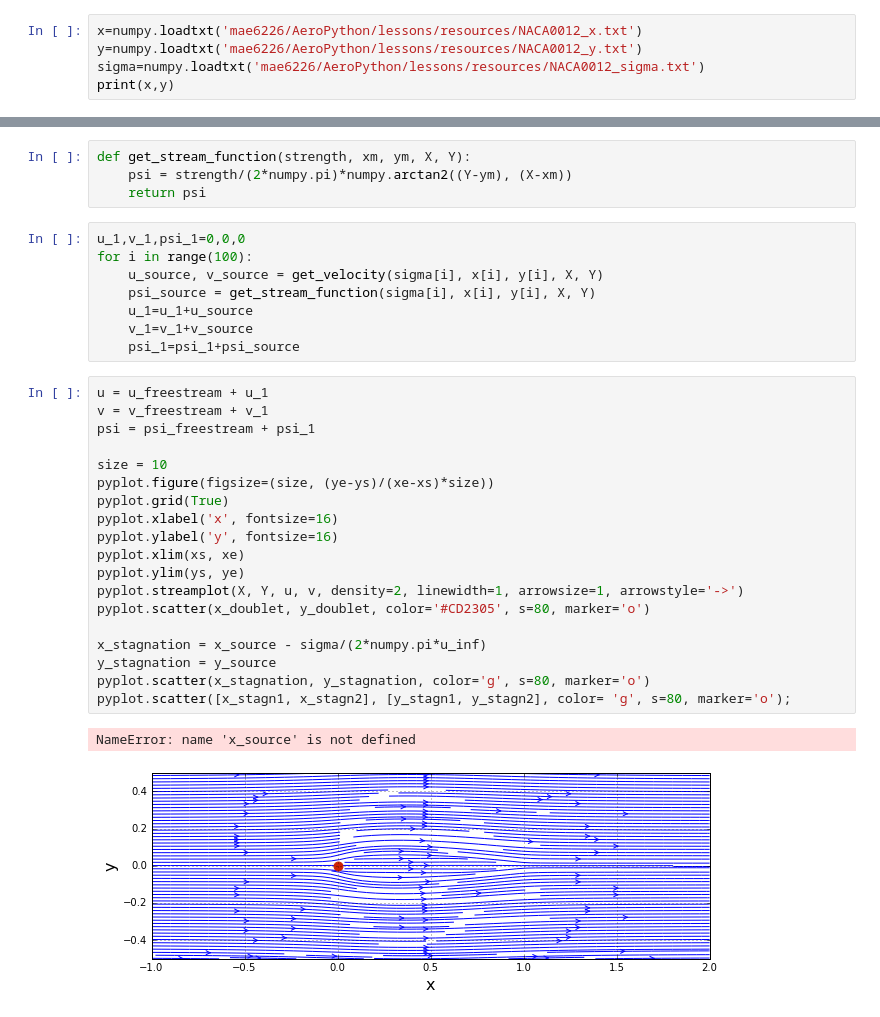
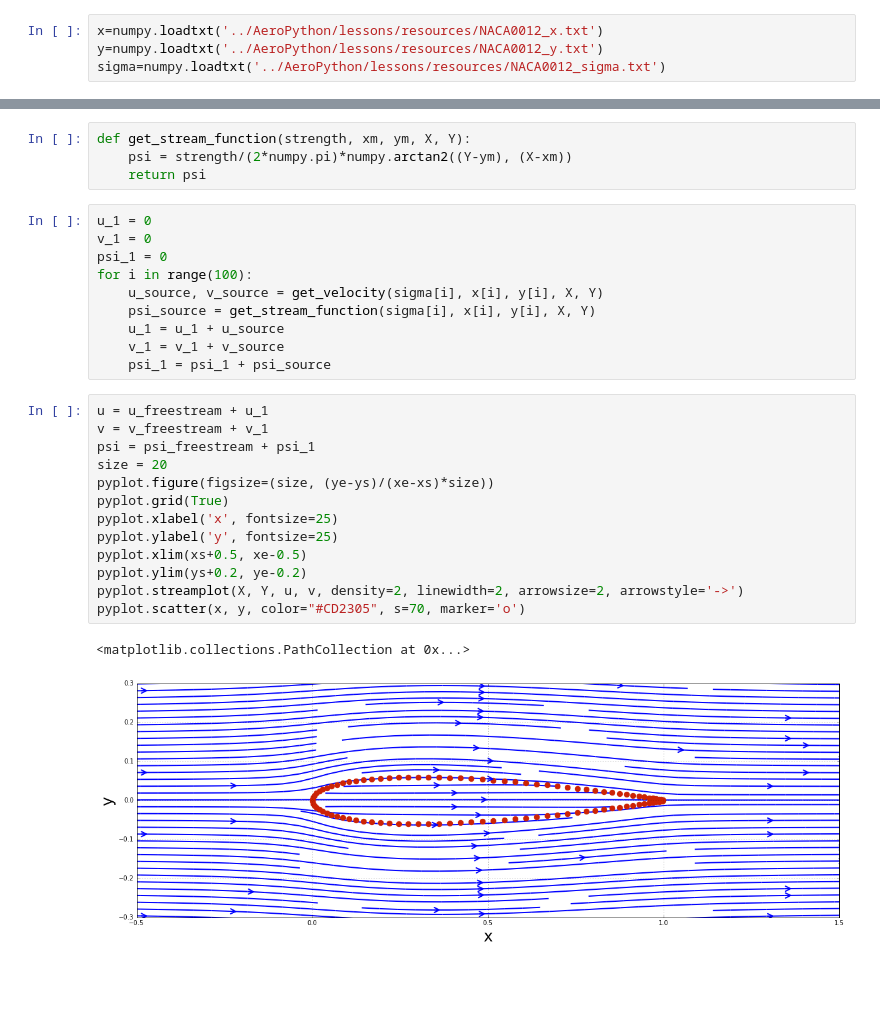
Before and after one commit to qweaxdzsc/mae6226-workspace, a Jupyter notebook: assignment1.ipynb, the cells around one changed output, grey strips where cells are left out. Drawn from its saved outputs; the diff is of its cells as text; blank space fills up the shorter version.

```diff
--- a/assignment1.ipynb
+++ b/assignment1.ipynb
@@ -11,7 +11,6 @@ x = numpy.linspace(xs, xe, N)
 y = numpy.linspace(ys, ye, N)
 X, Y = numpy.meshgrid(x, y)
 # %%
-x=numpy.loadtxt('mae6226/AeroPython/lessons/resources/NACA0012_x.txt')
-y=numpy.loadtxt('mae6226/AeroPython/lessons/resources/NACA0012_y.txt')
-sigma=numpy.loadtxt('mae6226/AeroPython/lessons/resources/NACA0012_sigma.txt')
-print(x,y)
+x=numpy.loadtxt('../AeroPython/lessons/resources/NACA0012_x.txt')
+y=numpy.loadtxt('../AeroPython/lessons/resources/NACA0012_y.txt')
+sigma=numpy.loadtxt('../AeroPython/lessons/resources/NACA0012_sigma.txt')
@@ -63,33 +40,29 @@ def get_stream_function(strength, xm, ym, X, Y):
     psi = strength/(2*numpy.pi)*numpy.arctan2((Y-ym), (X-xm))
     return psi
 # %%
-u_1,v_1,psi_1=0,0,0
+u_1 = 0
+v_1 = 0
+psi_1 = 0
 for i in range(100):
     u_source, v_source = get_velocity(sigma[i], x[i], y[i], X, Y)
     psi_source = get_stream_function(sigma[i], x[i], y[i], X, Y)
-    u_1=u_1+u_source
-    v_1=v_1+v_source
-    psi_1=psi_1+psi_source
+    u_1 = u_1 + u_source
+    v_1 = v_1 + v_source
+    psi_1 = psi_1 + psi_source
 # %%
 u = u_freestream + u_1
 v = v_freestream + v_1
 psi = psi_freestream + psi_1
-
-size = 10
+size = 20
 pyplot.figure(figsize=(size, (ye-ys)/(xe-xs)*size))
 pyplot.grid(True)
-pyplot.xlabel('x', fontsize=16)
-pyplot.ylabel('y', fontsize=16)
-pyplot.xlim(xs, xe)
-pyplot.ylim(ys, ye)
-pyplot.streamplot(X, Y, u, v, density=2, linewidth=1, arrowsize=1, arrowstyle='->')
-pyplot.scatter(x_doublet, y_doublet, color='#CD2305', s=80, marker='o')
-
-x_stagnation = x_source - sigma/(2*numpy.pi*u_inf)
-y_stagnation = y_source
-pyplot.scatter(x_stagnation, y_stagnation, color='g', s=80, marker='o')
-pyplot.scatter([x_stagn1, x_stagn2], [y_stagn1, y_stagn2], color= 'g', s=80, marker='o');
+pyplot.xlabel('x', fontsize=25)
+pyplot.ylabel('y', fontsize=25)
+pyplot.xlim(xs+0.5, xe-0.5)
+pyplot.ylim(ys+0.2, ye-0.2)
+pyplot.streamplot(X, Y, u, v, density=2, linewidth=2, arrowsize=2, arrowstyle='->')
+pyplot.scatter(x, y, color="#CD2305", s=70, marker='o')
 # %% [output]
-NameError: name 'x_source' is not defined
+<matplotlib.collections.PathCollection at 0x...>
-[figure, old version]
+[figure, new version]
 # %%
```
Also changed, not shown: parts of 3 cells of this notebook, 2 other files.
